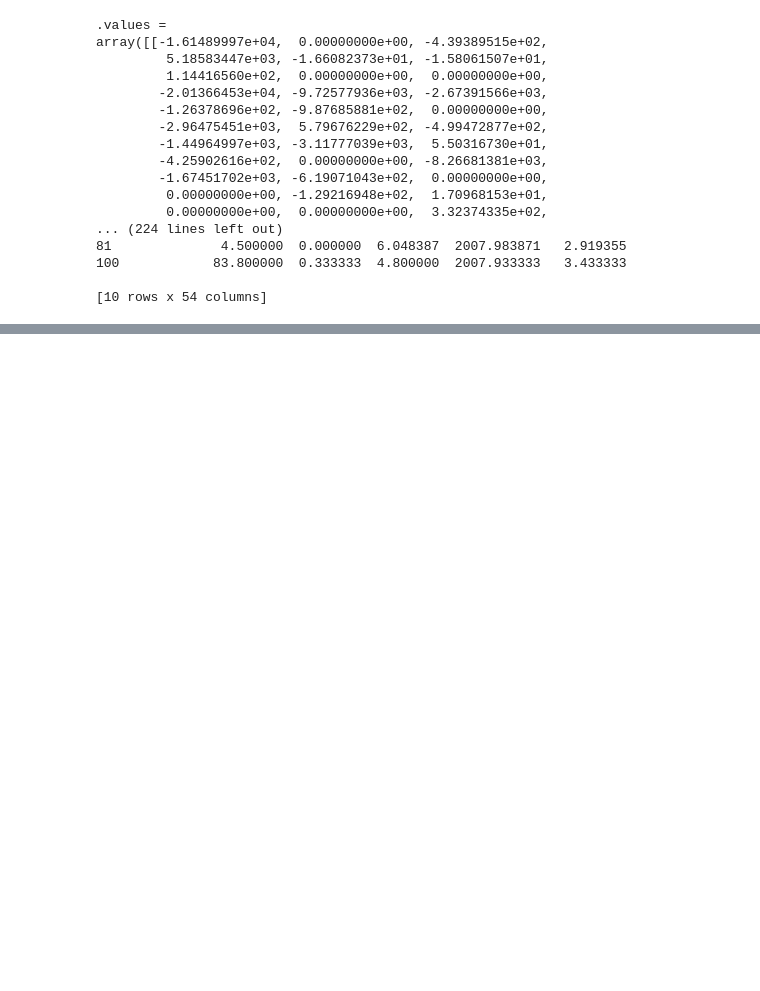
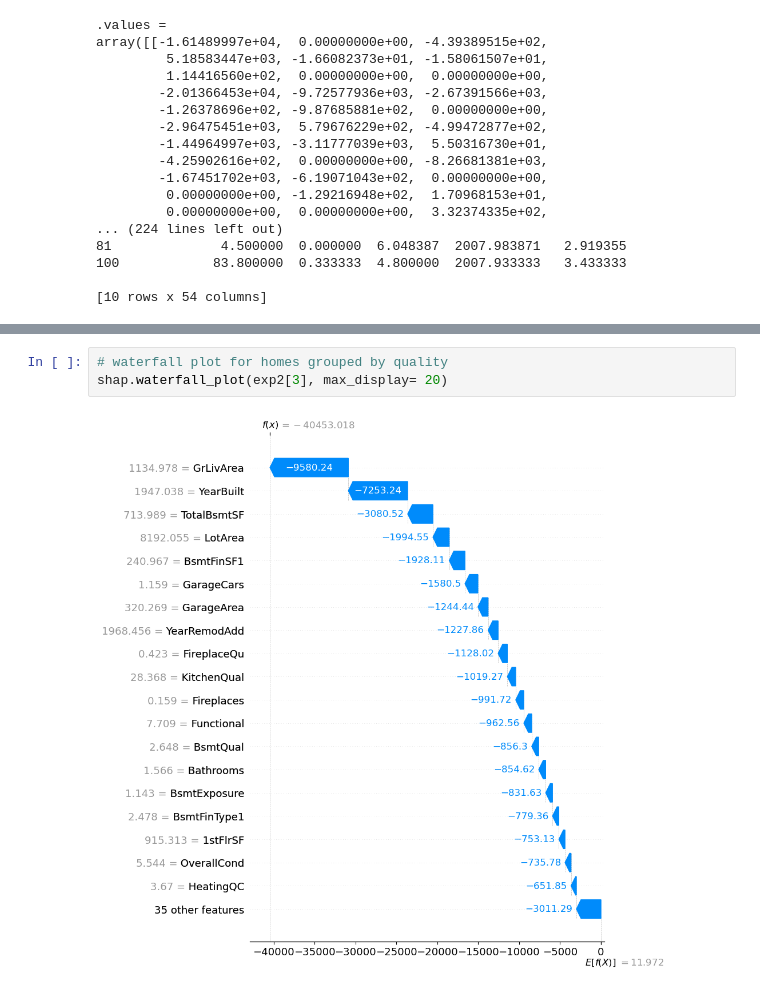
Before and after one commit to Na-ta-lie/Ames-Price-Prediction, a Jupyter notebook: SHAP_again.ipynb, the cells around one changed output, grey strips where cells are left out. Saved outputs shown, nothing was run; the diff lists cells and outputs as text; blank space fills up the shorter version.

```diff
--- a/SHAP_again.ipynb
+++ b/SHAP_again.ipynb
@@ -550,0 +618,5 @@ shap.waterfall_plot(exp2[2])
+# %%
+# waterfall plot for homes grouped by quality
+shap.waterfall_plot(exp2[3], max_display= 20)
+# %% [output]
+[figure, added]
```
Also changed, not shown: parts of 10 cells of this notebook, 5 other files.
